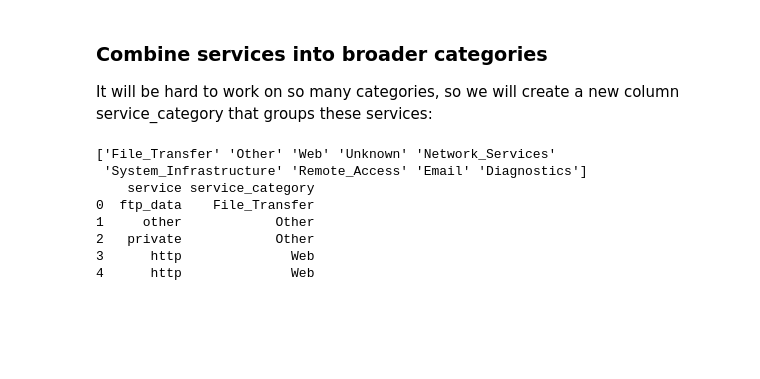
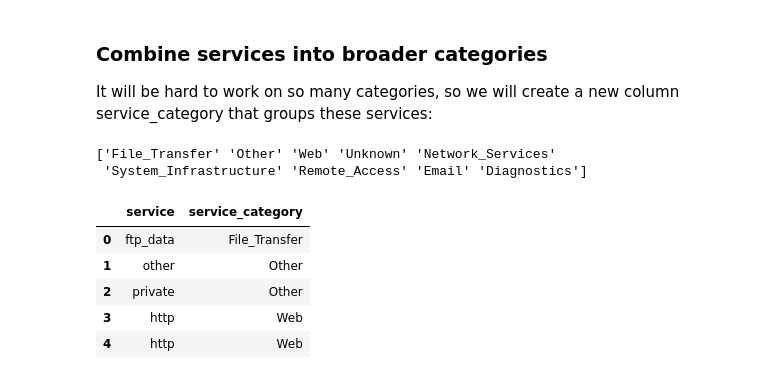
Before and after one commit to tanzilachand/Cybersecurity-Threat-Analysis, a Jupyter notebook: jupyter_notebooks/data_cleaning.ipynb, the cells around one changed output. Saved outputs shown, nothing was run; the diff lists cells and outputs as text; code cells hidden in the pictures; blank space fills up the shorter version.

```diff
--- a/jupyter_notebooks/data_cleaning.ipynb
+++ b/jupyter_notebooks/data_cleaning.ipynb
@@ -224,37 +224,37 @@ service_mapping = {
     'netbios_ns': 'Network_Services', 'netbios_dgm': 'Network_Services',
     'netbios_ssn': 'Network_Services', 'whois': 'Network_Services', 'sunrpc': 'Network_Services',
     'ntp_u': 'Network_Services', 'time': 'Network_Services', 'daytime': 'Network_Services',
     'netstat': 'Network_Services', 'hostnames': 'Network_Services', 'link': 'Network_Services',
 
     # Infrastructure / Routing / System
     'bgp': 'System_Infrastructure', 'iso_tsap': 'System_Infrastructure',
     'vmnet': 'System_Infrastructure', 'sql_net': 'System_Infrastructure',
     'eco_i': 'System_Infrastructure', 'mtp': 'System_Infrastructure',
     'systat': 'System_Infrastructure',
 
     # Diagnostic / Utility
     'echo': 'Diagnostics', 'discard': 'Diagnostics', 'pm_dump': 'Diagnostics',
     'ctf': 'Diagnostics', 'tim_i': 'Diagnostics', 'urh_i': 'Diagnostics',
     'urp_i': 'Diagnostics', 'red_i': 'Diagnostics',
 
     # Specialized / Legacy / Other
     'finger': 'Other', 'supdup': 'Other', 'printer': 'Other', 'rje': 'Other',
     'Z39_50': 'Other', 'IRC': 'Other', 'X11': 'Other', 'private': 'Other',
     'other': 'Other', 'name': 'Other', 'ecr_i': 'Other'
 }
 
 # Create new column
 df['service_category'] = df['service'].map(service_mapping).fillna('Unknown')
 
 # Preview
 print(df['service_category'].unique())
-print(df[['service', 'service_category']].head())
+df[['service', 'service_category']].head()
 # %% [output]
 ['File_Transfer' 'Other' 'Web' 'Unknown' 'Network_Services'
  'System_Infrastructure' 'Remote_Access' 'Email' 'Diagnostics']
-    service service_category
-0  ftp_data    File_Transfer
-1     other            Other
-2   private            Other
-3      http              Web
-4      http              Web
+|  | service | service_category |
+| 0 | ftp_data | File_Transfer |
+| 1 | other | Other |
+| 2 | private | Other |
+| 3 | http | Web |
+| 4 | http | Web |
```
Also changed, not shown: parts of 11 cells of this notebook.
